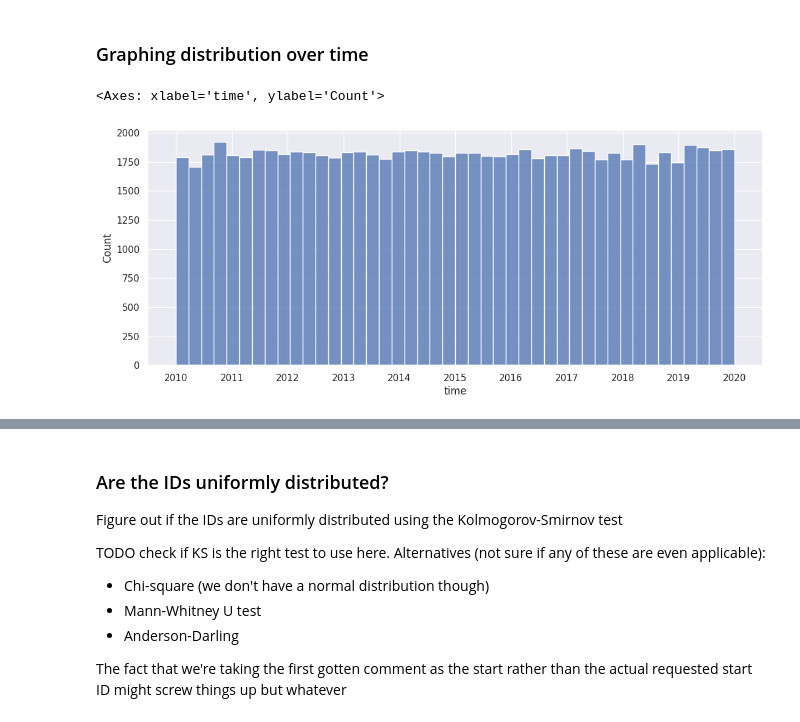
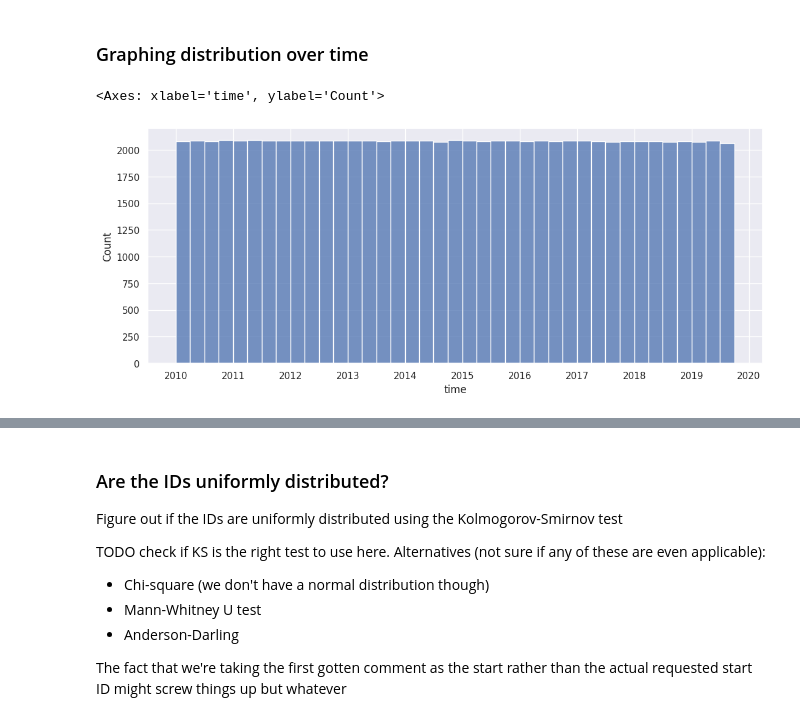
Before and after one commit to gems-cyberlang/cyberlang-learning, a Jupyter notebook: data-collection/praw-playground.ipynb, the cells around one changed output, grey strips where cells are left out. Saved outputs shown, nothing was run; the diff lists cells and outputs as text; code cells hidden in the pictures.

```diff
--- a/data-collection/praw-playground.ipynb
+++ b/data-collection/praw-playground.ipynb
@@ -142,3 +148,6 @@ first_id_actual = df[ID].min()
 first_id_actual, to_b36(first_id_actual)
 # %% [output]
 (26151673552, 'c0i14gg')
+# %%
+config = Config.load(os.path.join(runs[len(runs) - 1], CONFIG_FILE_NAME))
+config.start_date
@@ -210,14 +221,17 @@ df[lengths >= 10000]
 # %% [markdown]
 ### Graphing distribution over time
-# %%
-from datetime import timedelta
-
-plt.figure(figsize=(13, 5))
-# TODO figure out how to get binwidth to work with timedeltas
-sns.histplot(data=df, x=TIME) #, binwidth=timedelta(days=30))
-# %% [output]
-<Axes: xlabel='time', ylabel='Count'>
-[figure, removed]
+# %%
+plt.figure(figsize=(13, 5))
+sns.histplot(
+    data=df,
+    x=TIME,
+    bins=[
+        mpl.dates.date2num(time_range.start_date) for time_range in config.time_ranges
+    ],
+)
+# %% [output]
+<Axes: xlabel='time', ylabel='Count'>
+[figure, added]
 # %%
 # Number of comments by day of year
 plt.figure(figsize=(14, 5))
```
Also changed, not shown: parts of 22 cells of this notebook, 7 other files.
